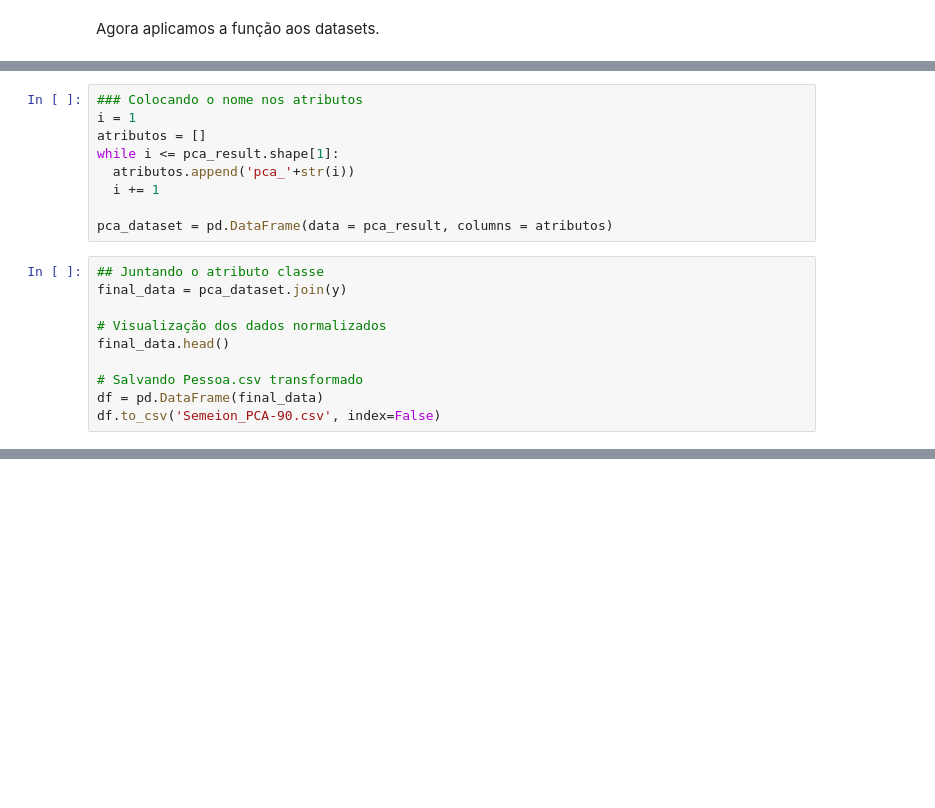
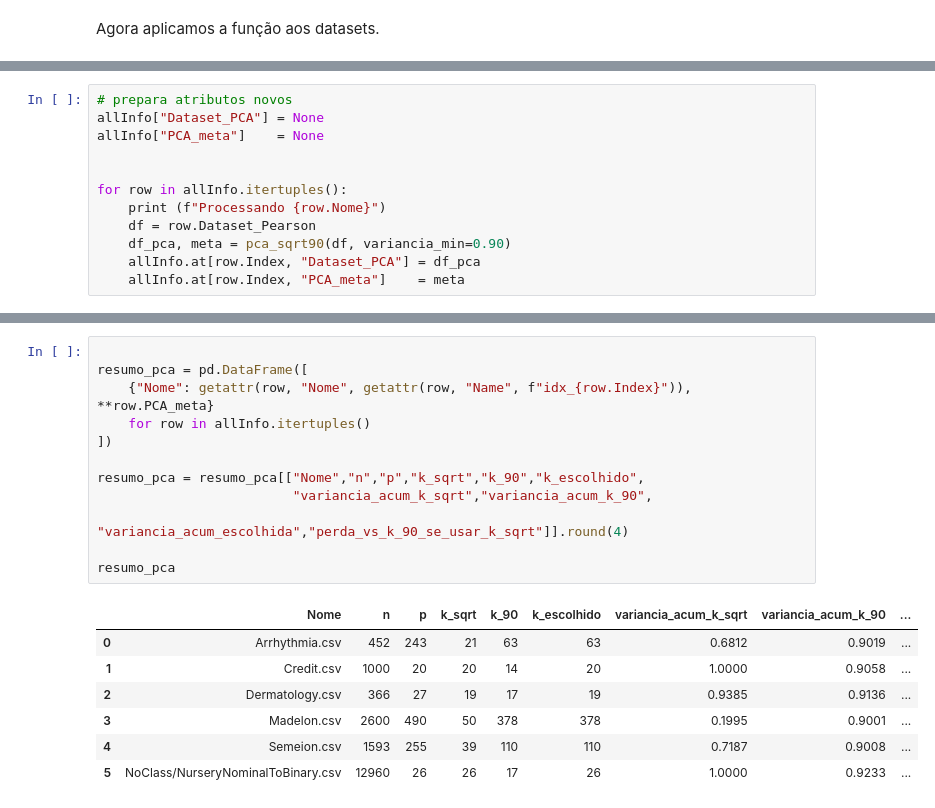
Before and after one commit to gilcesarf/imd3002-202502, a Jupyter notebook: Aula08/exercicio-aula07.ipynb, the cells around one changed output, grey strips where cells are left out. Drawn from its saved outputs; the diff is of its cells as text; blank space fills up the shorter version.

```diff
--- a/Aula08/exercicio-aula07.ipynb
+++ b/Aula08/exercicio-aula07.ipynb
@@ -909,19 +864,0 @@ print(pca_result.shape)
-# %%
-### Colocando o nome nos atributos
-i = 1
-atributos = []
-while i <= pca_result.shape[1]:
-  atributos.append('pca_'+str(i))
-  i += 1
-
-pca_dataset = pd.DataFrame(data = pca_result, columns = atributos)
-# %%
-## Juntando o atributo classe
-final_data = pca_dataset.join(y)
-
-# Visualização dos dados normalizados
-final_data.head()
-
-# Salvando Pessoa.csv transformado
-df = pd.DataFrame(final_data)
-df.to_csv('Semeion_PCA-90.csv', index=False)
@@ -978,0 +932,12 @@ print(pca_result.shape)
+# %%
+# prepara atributos novos
+allInfo["Dataset_PCA"] = None
+allInfo["PCA_meta"]    = None
+
+
+for row in allInfo.itertuples():
+    print (f"Processando {row.Nome}")
+    df = row.Dataset_Pearson
+    df_pca, meta = pca_sqrt90(df, variancia_min=0.90)
+    allInfo.at[row.Index, "Dataset_PCA"] = df_pca
+    allInfo.at[row.Index, "PCA_meta"]    = meta
@@ -978,0 +954,20 @@ print(pca_result.shape)
+# %%
+
+resumo_pca = pd.DataFrame([
+    {"Nome": getattr(row, "Nome", getattr(row, "Name", f"idx_{row.Index}")), **row.PCA_meta}
+    for row in allInfo.itertuples()
+])
+
+resumo_pca = resumo_pca[["Nome","n","p","k_sqrt","k_90","k_escolhido",
+                         "variancia_acum_k_sqrt","variancia_acum_k_90",
+                         "variancia_acum_escolhida","perda_vs_k_90_se_usar_k_sqrt"]].round(4)
+
+resumo_pca
+# %% [output]
+|  | Nome | n | p | k_sqrt | k_90 | k_escolhido | variancia_acum_k_sqrt | variancia_acum_k_90 | ... |
+| 0 | Arrhythmia.csv | 452 | 243 | 21 | 63 | 63 | 0.6812 | 0.9019 | ... |
+| 1 | Credit.csv | 1000 | 20 | 20 | 14 | 20 | 1.0000 | 0.9058 | ... |
+| 2 | Dermatology.csv | 366 | 27 | 19 | 17 | 19 | 0.9385 | 0.9136 | ... |
+| 3 | Madelon.csv | 2600 | 490 | 50 | 378 | 378 | 0.1995 | 0.9001 | ... |
+| 4 | Semeion.csv | 1593 | 255 | 39 | 110 | 110 | 0.7187 | 0.9008 | ... |
+| 5 | NoClass/NurseryNominalToBinary.csv | 12960 | 26 | 26 | 17 | 26 | 1.0000 | 0.9233 | ... |
```
Also changed, not shown: parts of 18 cells of this notebook.
